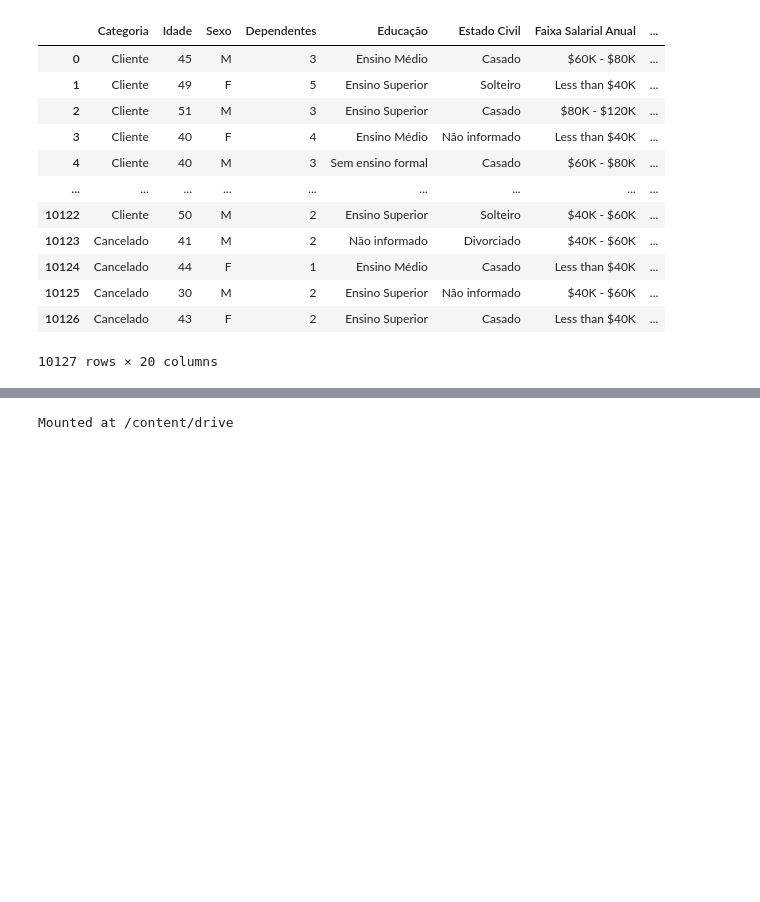
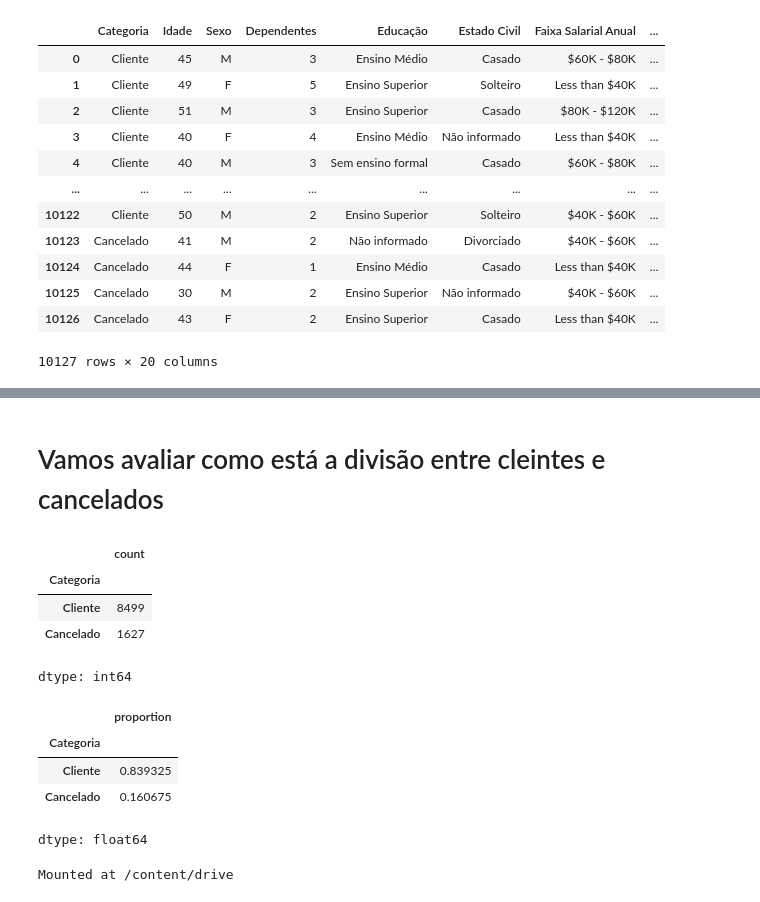
Before and after one commit to Fernandanasi/cartorioebac, a Jupyter notebook: Arquivo_Inicial_Minicurso_Analise_de_Dados_Python.ipynb, the cells around one changed output, grey strips where cells are left out. Cells and saved outputs as stored; diff of their text form; code cells hidden in the pictures; blank space fills up the shorter version.

```diff
--- a/Arquivo_Inicial_Minicurso_Analise_de_Dados_Python.ipynb
+++ b/Arquivo_Inicial_Minicurso_Analise_de_Dados_Python.ipynb
@@ -43,3 +78,24 @@ display(tabela)
+# %% [markdown]
+# Vamos avaliar como está a divisão entre cleintes e cancelados
+# %%
+#contar valores da coluna, bruto e percentual
+qtde_categoria = tabela['Categoria'].value_counts()
+display(qtde_categoria)
+
+#em percentual
+qtde_categoria_perc= tabela['Categoria'].value_counts(normalize=True)
+display(qtde_categoria_perc)
+# %% [output]
+|  | count |
+| Categoria |  |
+| Cliente | 8499 |
+| Cancelado | 1627 |
+dtype: int64
+|  | proportion |
+| Categoria |  |
+| Cliente | 0.839325 |
+| Cancelado | 0.160675 |
+dtype: float64
 # %%
 from google.colab import drive
 drive.mount('/content/drive')
```
Also changed, not shown: parts of 2 cells of this notebook.
